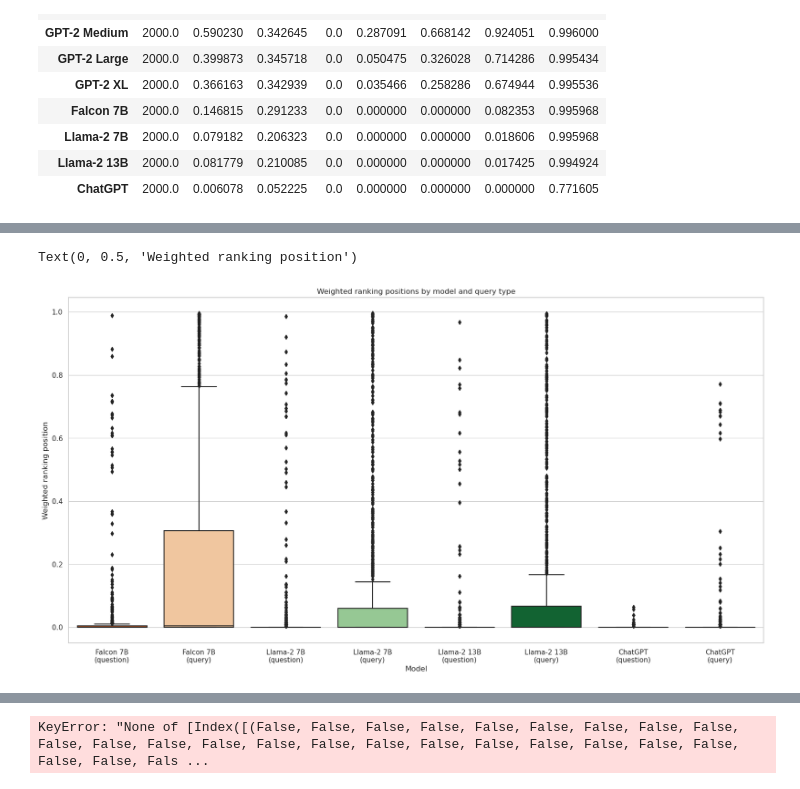
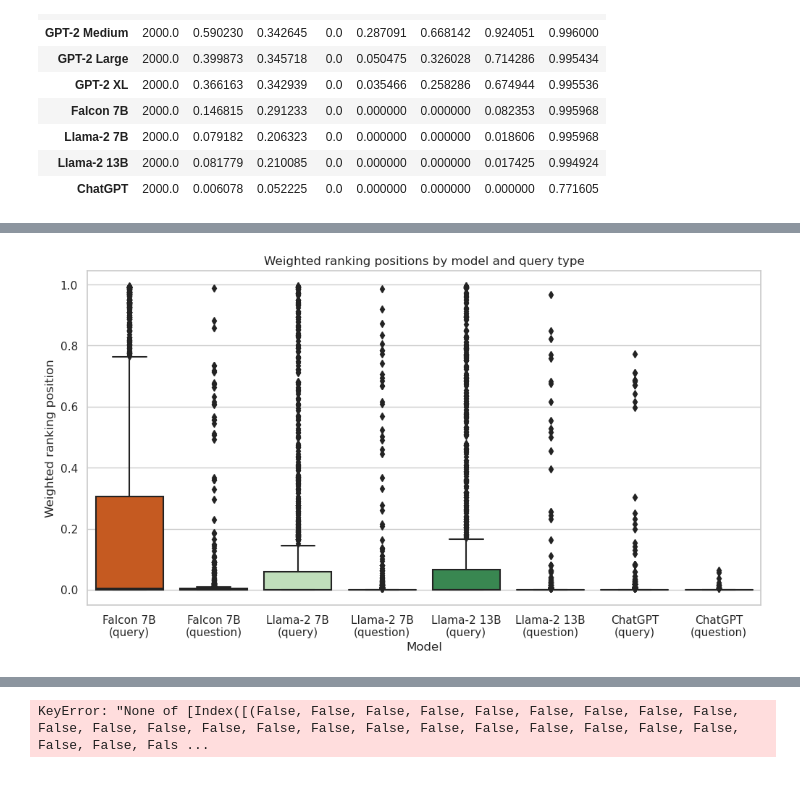
Before and after one commit to JoProbst/ThesisCode, a Jupyter notebook: visualizations/visualize_llm_positions.ipynb, the cells around one changed output, grey strips where cells are left out. Drawn from its saved outputs; the diff is of its cells as text; code cells hidden in the pictures.

```diff
--- a/visualizations/visualize_llm_positions.ipynb
+++ b/visualizations/visualize_llm_positions.ipynb
@@ -144,45 +163,47 @@ Name: weighted_position, dtype: float64
 # %%
 # same boxplot again, but question vs non-question
 query_question_df = all_model_df[['docno', 'model', 'weighted_position', 'is_natural_question']]
 # drop gpt 2 based model
 query_question_df = query_question_df[~query_question_df['model'].str.contains("GPT-2")]
 
 # add query type identifier to model name
 # model back to string
 query_question_df['model'] = query_question_df['model'].astype(str)
 query_question_df['model'] = query_question_df['model'] +  query_question_df['is_natural_question'].map({True: '\n(question)', False: '\n(query)'})
 # define same order as before on remaining models
 order_with_question = [
+    "Falcon 7B\n(query)",
     "Falcon 7B\n(question)",
-    "Falcon 7B\n(query)",
+    "Llama-2 7B\n(query)",
     "Llama-2 7B\n(question)",
-    "Llama-2 7B\n(query)",
+    "Llama-2 13B\n(query)",
     "Llama-2 13B\n(question)",
-    "Llama-2 13B\n(query)",
+    "ChatGPT\n(query)",
     "ChatGPT\n(question)",
-    "ChatGPT\n(query)",
 ]
 query_question_df['model'] = pd.Categorical(query_question_df['model'], order_with_question)
 # same color dict as before, adapted to new model names
 color_with_question_dict = {
-    "Falcon 7B\n(question)": sns.color_palette("Oranges")[4],
-    "Falcon 7B\n(query)": sns.color_palette("Oranges")[1],
-    "Llama-2 7B\n(question)": sns.color_palette("Greens")[1],
-    "Llama-2 7B\n(query)": sns.color_palette("Greens")[2],
-    "Llama-2 13B\n(question)": sns.color_palette("Greens")[4],
-    "Llama-2 13B\n(query)": sns.color_palette("Greens")[5],
-    "ChatGPT\n(question)": sns.color_palette("Reds")[4],
-    "ChatGPT\n(query)": sns.color_palette("Reds")[5],
+    "Falcon 7B\n(question)": sns.color_palette("Oranges")[1],
+    "Falcon 7B\n(query)": sns.color_palette("Oranges")[4],
+    "Llama-2 7B\n(question)": sns.color_palette("Greens")[2],
+    "Llama-2 7B\n(query)": sns.color_palette("Greens")[1],
+    "Llama-2 13B\n(question)": sns.color_palette("Greens")[5],
+    "Llama-2 13B\n(query)": sns.color_palette("Greens")[4],
+    "ChatGPT\n(question)": sns.color_palette("Reds")[5],
+    "ChatGPT\n(query)": sns.color_palette("Reds")[4],
 }
 # add textures
-fig, ax = plt.subplots(figsize=(20, 10))
+fig, ax = plt.subplots(figsize=(12, 6))
 ax = sns.boxplot(x="model", y="weighted_position", data=query_question_df, palette=color_with_question_dict)
 ax.set_title(f'Weighted ranking positions by model and query type')
 ax.set_xlabel('Model')
 ax.set_ylabel('Weighted ranking position')
+
+plt.savefig(f'{plot_path}/weighted_position_boxplot_by_model_and_question.png', bbox_inches='tight', dpi=300)
+plt.show()
 # %% [output]
-Text(0, 0.5, 'Weighted ranking position')
-[figure, old version]
+[figure, new version]
 # %%
 stats_per_model = all_model_df.groupby(['model']).agg({'weighted_position': ['mean', 'std'], 'num_answer_words': ['mean', 'std'], 'num_matching_words': ['mean', 'std']})
 stats_per_model.columns = ['_'.join(col) for col in stats_per_model.columns.values]
```
Also changed, not shown: parts of 5 cells of this notebook, 4 other files.
